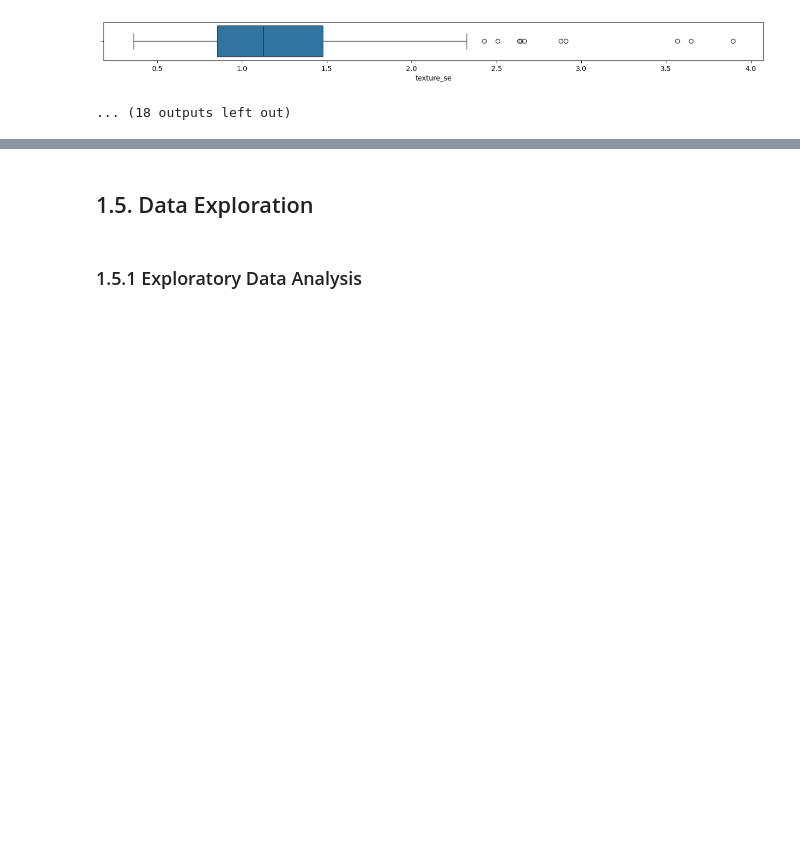
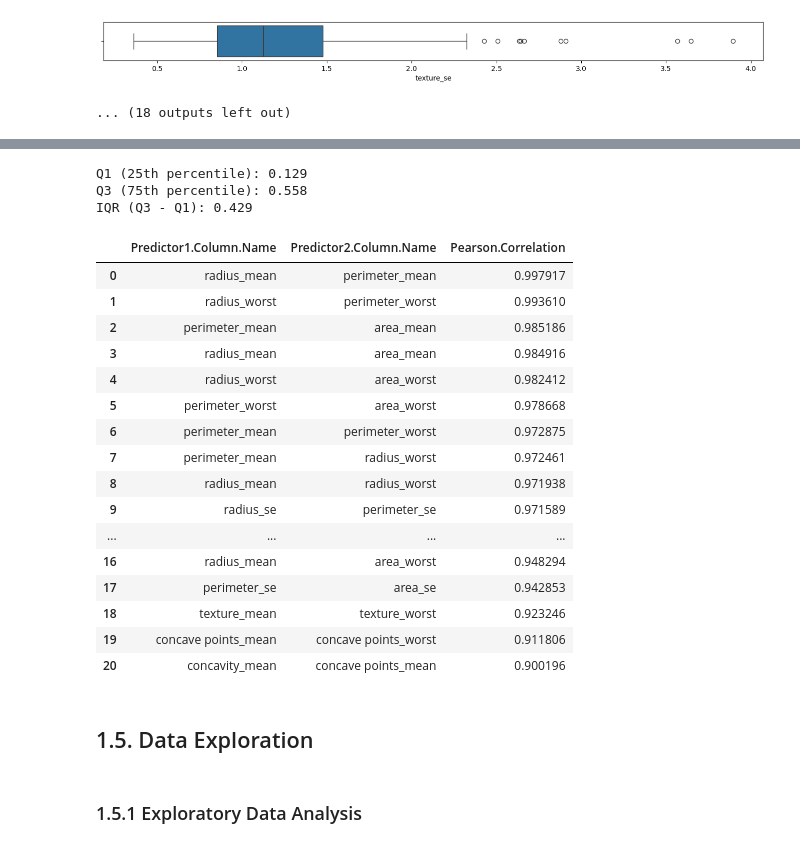
Before and after one commit to JohnPaulinePineda/Portfolio_Project_63, a Jupyter notebook: codes/DetectingAndAnalyzingMachineLearningModelDriftUsingOpenSourceMonitoringTools.ipynb, the cells around one changed output, grey strips where cells are left out. Saved outputs shown, nothing was run; the diff lists cells and outputs as text; code cells hidden in the pictures; blank space fills up the shorter version.

```diff
--- a/codes/DetectingAndAnalyzingMachineLearningModelDriftUsingOpenSourceMonitoringTools.ipynb
+++ b/codes/DetectingAndAnalyzingMachineLearningModelDriftUsingOpenSourceMonitoringTools.ipynb
@@ -1114,0 +1249,23 @@ for column in breast_cancer_train_numeric:
+# %%
+##################################
+# Formulating the pairwise correlation summary
+# between the predictor columns
+##################################
+# Converting the correlation matrix to a long format
+breast_cancer_train_correlation_summary = (
+    breast_cancer_train_correlation_matrix
+    # keeping the upper triangle of the correlation matrix
+    .where(~np.tril(np.ones(breast_cancer_train_correlation_matrix.shape)).astype(bool))
+    # convering to a long format
+    .stack()
+    .reset_index()
+)
+
+# Renaming the summary columns
+breast_cancer_train_correlation_summary.columns = ['Predictor1.Column.Name', 'Predictor2.Column.Name', 'Pearson.Correlation']
+
+# Sorting from highest to lowest
+breast_cancer_train_correlation_summary = breast_cancer_train_correlation_summary.sort_values(by='Pearson.Correlation', ascending=False).reset_index(drop=True)
+
+# Displaying the summary table
+display(breast_cancer_train_correlation_summary)
@@ -1115,3 +1286,52 @@ for column in breast_cancer_train_numeric:
+# %%
+##################################
+# Exploring the pairwise correlation values
+# between the predictor columns
+##################################
+breast_cancer_train_correlation_exploration = (
+    breast_cancer_train_correlation_matrix
+    .where(~np.tril(np.ones(breast_cancer_train_correlation_matrix.shape)).astype(bool))
+    .stack()
+    .values
+)
+
+# Computing the quartiles and IQR
+correlation_q1 = np.percentile(breast_cancer_train_correlation_exploration, 25)
+correlation_q3 = np.percentile(breast_cancer_train_correlation_exploration, 75)
+correlation_iqr = correlation_q3 - correlation_q1
+
+print(f"Q1 (25th percentile): {correlation_q1:.3f}")
+print(f"Q3 (75th percentile): {correlation_q3:.3f}")
+print(f"IQR (Q3 - Q1): {correlation_iqr:.3f}")
+# %% [output]
+Q1 (25th percentile): 0.129
+Q3 (75th percentile): 0.558
+IQR (Q3 - Q1): 0.429
+# %%
+##################################
+# Determining the highly collinear predictors
+# with Pearson Correlation > 0.90
+##################################
+breast_cancer_train_correlation_summary_highcollinearity = breast_cancer_train_correlation_summary[breast_cancer_train_correlation_summary['Pearson.Correlation'].abs() > 0.90].reset_index(drop=True)
+display(breast_cancer_train_correlation_summary_highcollinearity)
+# %% [output]
+|  | Predictor1.Column.Name | Predictor2.Column.Name | Pearson.Correlation |
+| 0 | radius_mean | perimeter_mean | 0.997917 |
+| 1 | radius_worst | perimeter_worst | 0.993610 |
+| 2 | perimeter_mean | area_mean | 0.985186 |
+| 3 | radius_mean | area_mean | 0.984916 |
+| 4 | radius_worst | area_worst | 0.982412 |
+| 5 | perimeter_worst | area_worst | 0.978668 |
+| 6 | perimeter_mean | perimeter_worst | 0.972875 |
+| 7 | perimeter_mean | radius_worst | 0.972461 |
+| 8 | radius_mean | radius_worst | 0.971938 |
+| 9 | radius_se | perimeter_se | 0.971589 |
+| ... | ... | ... | ... |
+| 16 | radius_mean | area_worst | 0.948294 |
+| 17 | perimeter_se | area_se | 0.942853 |
+| 18 | texture_mean | texture_worst | 0.923246 |
+| 19 | concave points_mean | concave points_worst | 0.911806 |
+| 20 | concavity_mean | concave points_mean | 0.900196 |
 # %% [markdown]
 ## 1.5. Data Exploration <a class="anchor" id="1.5"></a>
 # %% [markdown]
```
Also changed, not shown: parts of 6 cells of this notebook, 1 other file.
